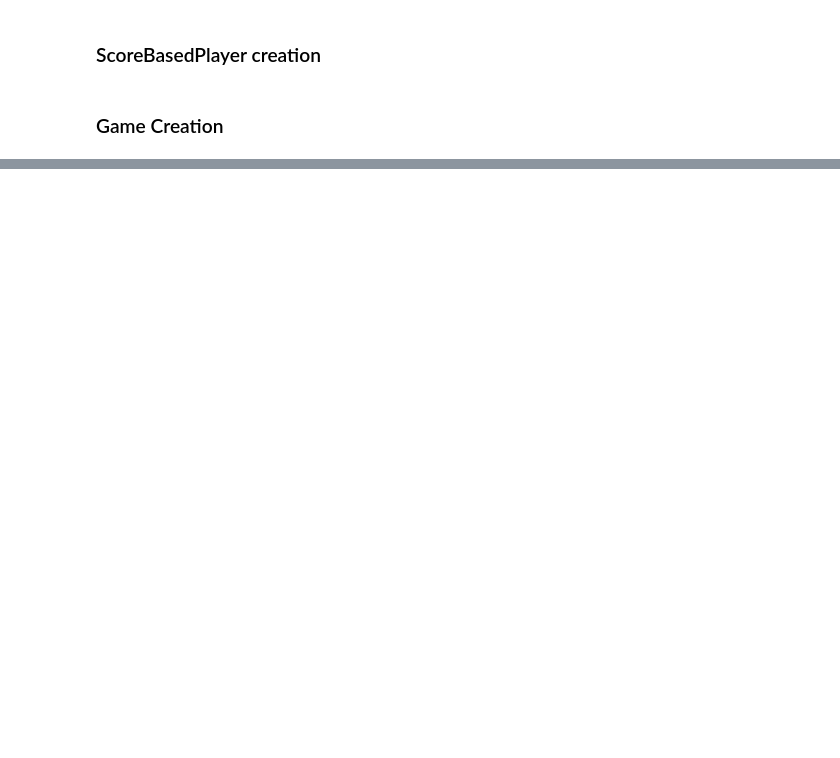
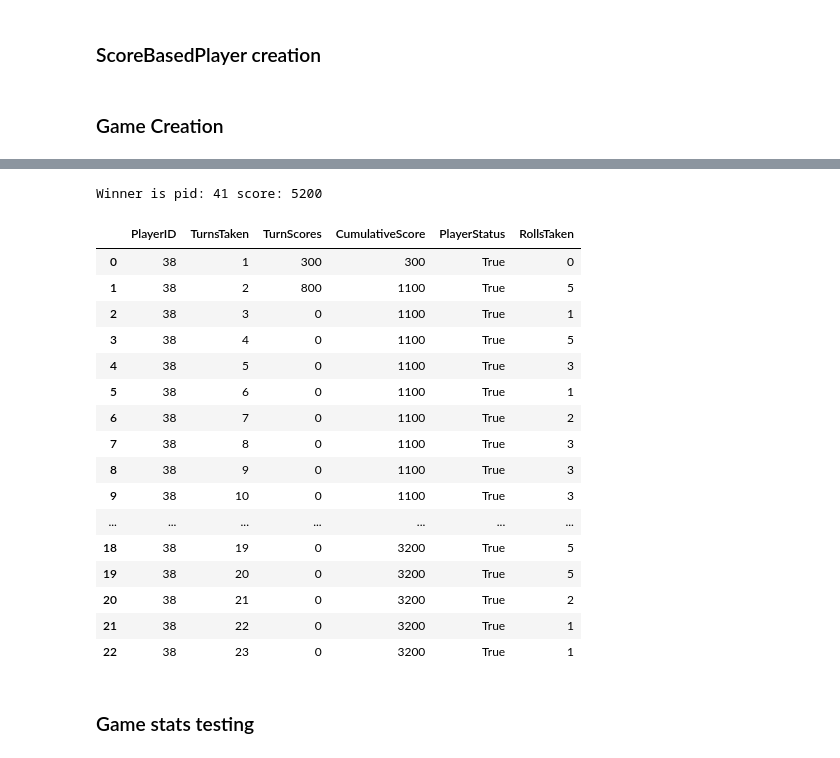
Before and after one commit to calicorob/DiceGame, a Jupyter notebook: Testing dice.py.ipynb, the cells around one changed output, grey strips where cells are left out. Cells and saved outputs as stored; diff of their text form; code cells hidden in the pictures; blank space fills up the shorter version.

```diff
--- a/Testing dice.py.ipynb
+++ b/Testing dice.py.ipynb
@@ -192,0 +252,29 @@ Winner is pid: 146 score: 5000
+# %%
+## testing getting stats for turn based players
+
+game = test_regular_player_game(dice.TurnBasedPlayer(5),return_game=True)
+
+player_one = game.players[0]
+
+player_one.get_stats()
+# %% [output]
+Winner is pid: 41 score: 5200
+|  | PlayerID | TurnsTaken | TurnScores | CumulativeScore | PlayerStatus | RollsTaken |
+| 0 | 38 | 1 | 300 | 300 | True | 0 |
+| 1 | 38 | 2 | 800 | 1100 | True | 5 |
+| 2 | 38 | 3 | 0 | 1100 | True | 1 |
+| 3 | 38 | 4 | 0 | 1100 | True | 5 |
+| 4 | 38 | 5 | 0 | 1100 | True | 3 |
+| 5 | 38 | 6 | 0 | 1100 | True | 1 |
+| 6 | 38 | 7 | 0 | 1100 | True | 2 |
+| 7 | 38 | 8 | 0 | 1100 | True | 3 |
+| 8 | 38 | 9 | 0 | 1100 | True | 3 |
+| 9 | 38 | 10 | 0 | 1100 | True | 3 |
+| ... | ... | ... | ... | ... | ... | ... |
+| 18 | 38 | 19 | 0 | 3200 | True | 5 |
+| 19 | 38 | 20 | 0 | 3200 | True | 5 |
+| 20 | 38 | 21 | 0 | 3200 | True | 2 |
+| 21 | 38 | 22 | 0 | 3200 | True | 1 |
+| 22 | 38 | 23 | 0 | 3200 | True | 1 |
+# %% [markdown]
+### Game stats testing
```
Also changed, not shown: parts of 9 cells of this notebook, 1 other file.
